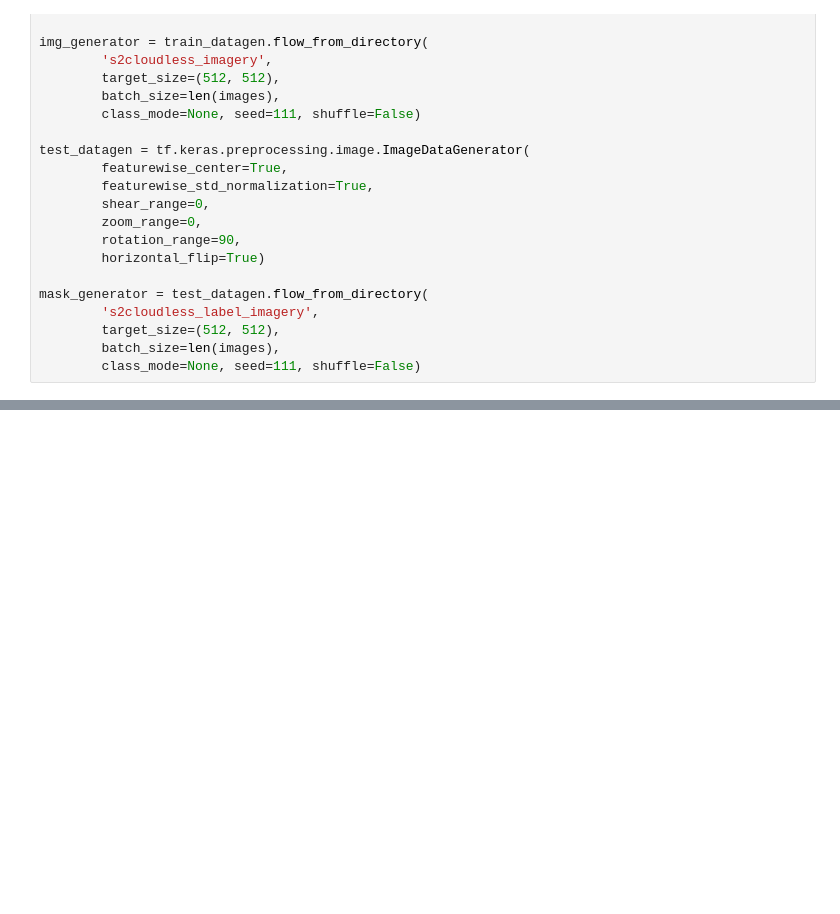
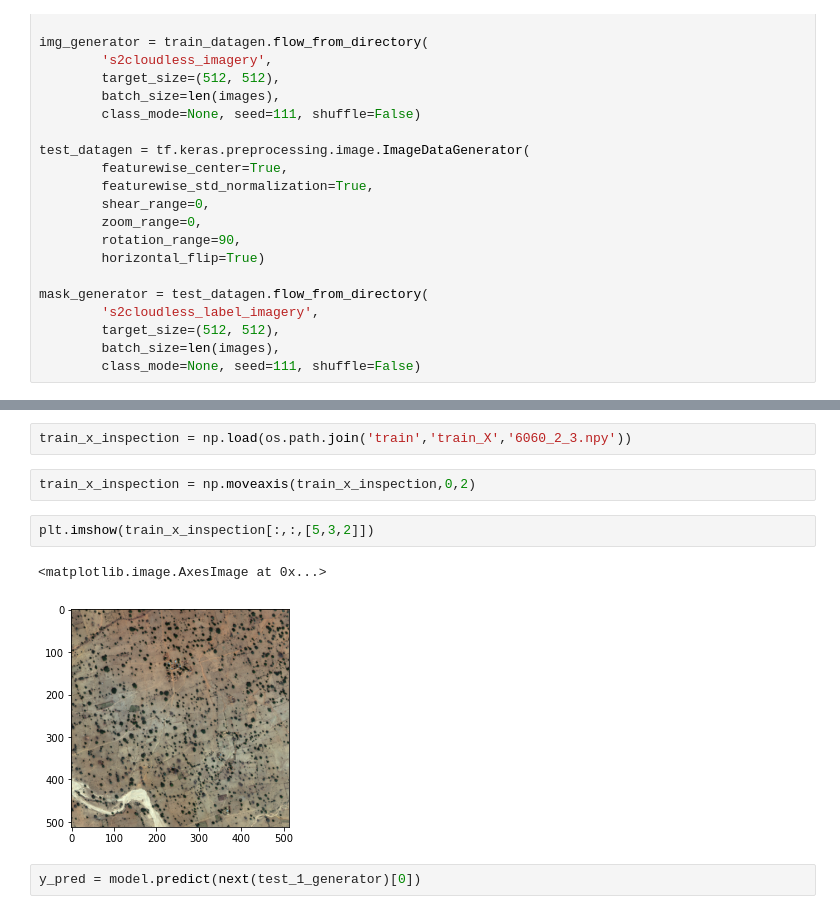
Before and after one commit to dsmoot/udacity_ml_engineer_projects, a Jupyter notebook: 3_Capstone/data_prep.ipynb, the cells around one changed output, grey strips where cells are left out. Saved outputs shown, nothing was run; the diff lists cells and outputs as text; blank space fills up the shorter version.

```diff
--- a/3_Capstone/data_prep.ipynb
+++ b/3_Capstone/data_prep.ipynb
@@ -538,0 +529,11 @@ array([5, 0, 4, ..., 5, 6, 8], dtype=uint8)
+# %%
+train_x_inspection = np.load(os.path.join('train','train_X','6060_2_3.npy'))
+# %%
+train_x_inspection = np.moveaxis(train_x_inspection,0,2)
+# %%
+plt.imshow(train_x_inspection[:,:,[5,3,2]])
+# %% [output]
+<matplotlib.image.AxesImage at 0x...>
+[figure, added]
+# %%
+y_pred = model.predict(next(test_1_generator)[0])
```
Also changed, not shown: parts of 51 cells of this notebook, 1 other file.
